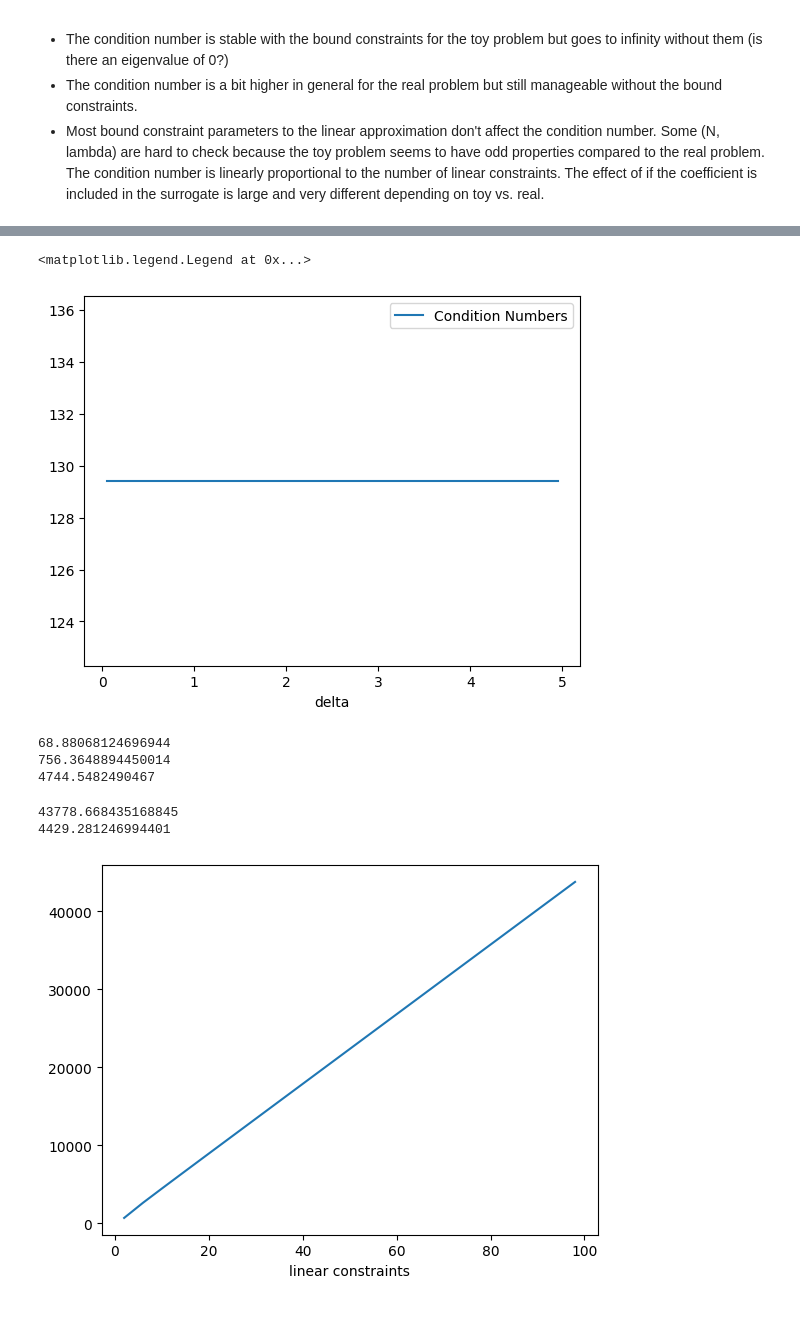
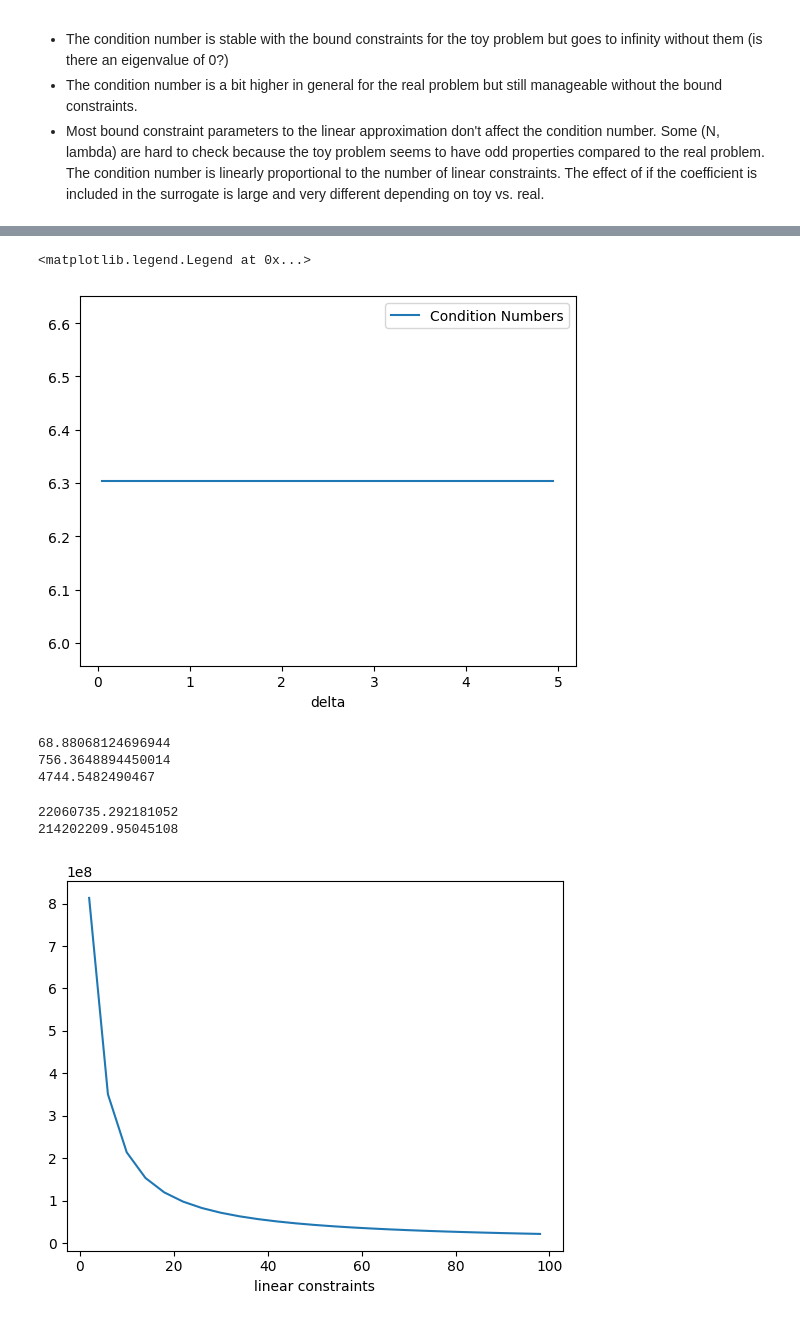
Before and after one commit to micpap25/ENG-QUANT, a Jupyter notebook: experiments/condition_number.ipynb, the cells around one changed output, grey strips where cells are left out. Drawn from its saved outputs; the diff is of its cells as text; code cells hidden in the pictures.

```diff
--- a/experiments/condition_number.ipynb
+++ b/experiments/condition_number.ipynb
@@ -27,10 +27,10 @@ Some conclusions:
 - Most bound constraint parameters to the linear approximation don't affect the condition number. Some (N, lambda) are hard to check because the toy problem seems to have odd properties compared to the real problem. The condition number is linearly proportional to the number of linear constraints. The effect of if the coefficient is included in the surrogate is large and very different depending on toy vs. real.
 # %%
 # Number of copies of the network in the toy system
-N=5
+N=20
 
 # Whether the production and flow variables have upper bounds
-X_UPPER_BOUNDS=False
+X_UPPER_BOUNDS=True
 F_UPPER_BOUNDS=True
 
 # Capacity / demand parameters
@@ -86,9 +86,9 @@ lin_cons_range = range(20, 1001, 80)
 for lin_cons in lin_cons_range:
     toy_problem_to_json(N, X_UPPER_BOUNDS, F_UPPER_BOUNDS, GAMMA, LAMBD,
                         EPS, DELTA, LX, LP, LF, UP)
-    # quadratic_model_lin_approx(lin_cons, OUTER_APPROXIMATION, COEFFICIENT_SURROGATE,
-    #                             SURROGATE_BOUND_BELOW, SURROGATE_BOUND_ABOVE)
-    quadratic_lin_approx_no_surrogate(lin_cons, OUTER_APPROXIMATION)
+    quadratic_model_lin_approx(lin_cons, OUTER_APPROXIMATION, COEFFICIENT_SURROGATE,
+                                SURROGATE_BOUND_BELOW, SURROGATE_BOUND_ABOVE)
+    # quadratic_lin_approx_no_surrogate(lin_cons, OUTER_APPROXIMATION)
     # conds.append(condition_number())
     # conds.append(condition_number_no_bounds())
     conds.append(condition_number_nes_basic())
@@ -198,9 +198,9 @@ delta_range = np.arange(.05, 5, .05)
 for delta in delta_range:
     toy_problem_to_json(N, X_UPPER_BOUNDS, F_UPPER_BOUNDS, GAMMA, LAMBD,
                         EPS, delta, LX, LP, LF, UP)
-    # quadratic_model_lin_approx(LIN_CONSTRAINTS, OUTER_APPROXIMATION, COEFFICIENT_SURROGATE,
-    #                             SURROGATE_BOUND_BELOW, SURROGATE_BOUND_ABOVE)
-    quadratic_lin_approx_no_surrogate(LIN_CONSTRAINTS, OUTER_APPROXIMATION)
+    quadratic_model_lin_approx(LIN_CONSTRAINTS, OUTER_APPROXIMATION, COEFFICIENT_SURROGATE,
+                                SURROGATE_BOUND_BELOW, SURROGATE_BOUND_ABOVE)
+    # quadratic_lin_approx_no_surrogate(LIN_CONSTRAINTS, OUTER_APPROXIMATION)
     # conds.append(condition_number())
     # conds.append(condition_number_no_bounds())
     conds.append(condition_number_nes_basic())
@@ -210,7 +210,7 @@ plt.plot(delta_range, conds, label="Condition Numbers")
 plt.legend()
 # %% [output]
 <matplotlib.legend.Legend at 0x...>
-[figure, old version]
+[figure, new version]
 # %%
 print(condition_number(f_name="Model11_lp.json"))
 print(condition_number_no_bounds(f_name="Model11_lp.json"))
@@ -222,26 +222,26 @@ print(condition_number_nes_basic(f_name="Model11_lp.json"))
 # %%
 conds = []
 lin_cons_range = range(2, 101, 4)
 # lin_cons_range = range(20, 1001, 40)
 for lin_cons in lin_cons_range:
     # quadratic_model_lin_approx(lin_cons, OUTER_APPROXIMATION, COEFFICIENT_SURROGATE,
-    #                             SURROGATE_BOUND_BELOW, SURROGATE_BOUND_ABOVE,
+    #                             SURROGATE_BOUND_BELOW, SURROGATE_BOUND_ABOVE, remove_division=False,
     #                             f_name="model11_quad.json")
-    quadratic_lin_approx_no_surrogate(lin_cons, OUTER_APPROXIMATION,
+    quadratic_lin_approx_no_surrogate(lin_cons, OUTER_APPROXIMATION, remove_division=False,
                                         f_name="model11_quad.json")
     # conds.append(condition_number())
     # conds.append(condition_number_no_bounds())
     conds.append(condition_number_nes_basic())
 
 plt.xlabel("linear constraints")
 plt.plot(lin_cons_range, conds, label="Condition Numbers")
 
 print(conds[-1])
 print(conds[2])
 # %% [output]
-43778.668435168845
-4429.281246994401
+22060735.292181052
+214202209.95045108
-[figure, old version]
+[figure, new version]
 # %%
 quadratic_model_lin_approx(10, OUTER_APPROXIMATION, COEFFICIENT_SURROGATE,
                                 False, True,
```
Also changed, not shown: parts of 11 cells of this notebook, 3 other files.
